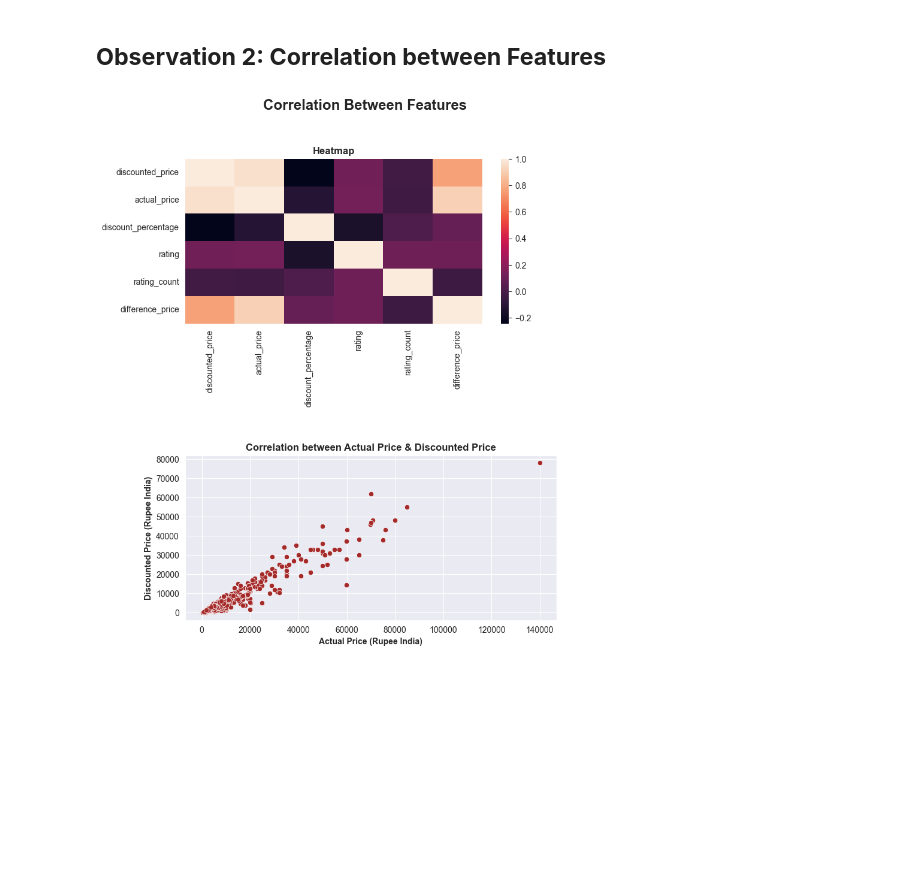
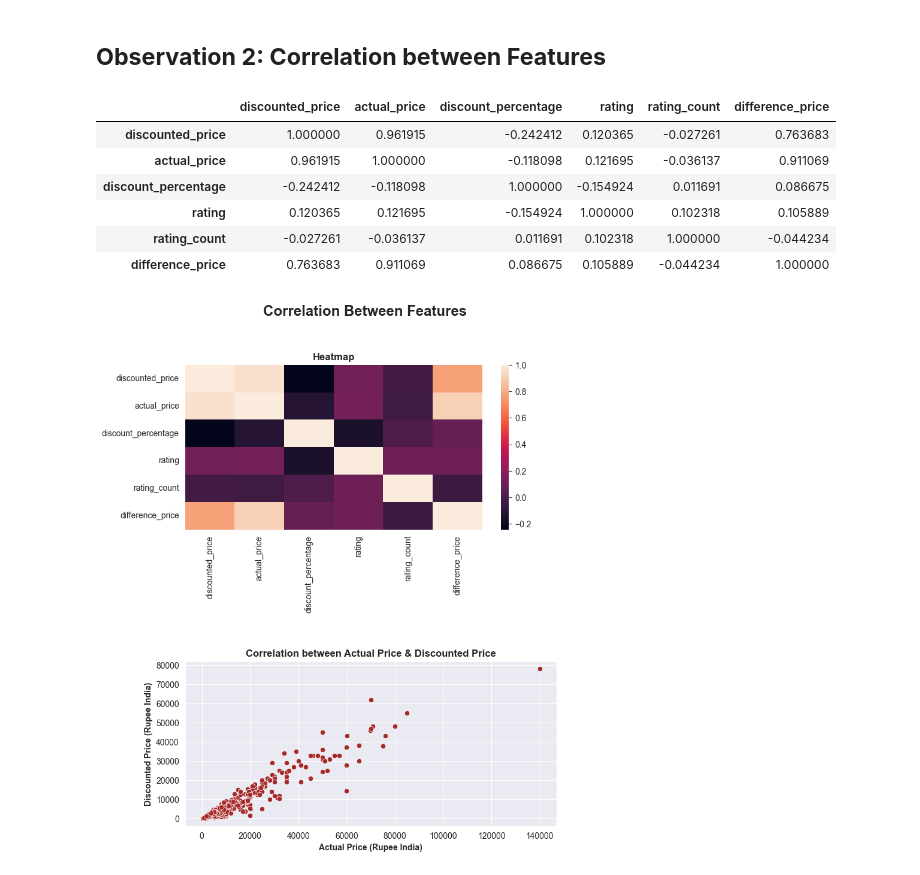
Before and after one commit to Ivan-KKH/APAI4011_GP, a Jupyter notebook: amazon-sales-clean-eda-sentiment-analysis.ipynb, the cells around one changed output. Drawn from its saved outputs; the diff is of its cells as text; code cells hidden in the pictures; blank space fills up the shorter version.

```diff
--- a/amazon-sales-clean-eda-sentiment-analysis.ipynb
+++ b/amazon-sales-clean-eda-sentiment-analysis.ipynb
@@ -612,6 +613,20 @@ plt.show()
 [figure]
 # %% [markdown]
 ## **Observation 2: Correlation between Features**
+# %%
+# drop product_id, product_name, category_1, category_2,rating_score, difference_price
+
+df_corr = df1.drop(['product_id', 'product_name', 'category_1', 'category_2', 'rating_score'], axis=1)
+# %%
+df_corr.corr()
+# %% [output]
+|  | discounted_price | actual_price | discount_percentage | rating | rating_count | difference_price |
+| discounted_price | 1.000000 | 0.961915 | -0.242412 | 0.120365 | -0.027261 | 0.763683 |
+| actual_price | 0.961915 | 1.000000 | -0.118098 | 0.121695 | -0.036137 | 0.911069 |
+| discount_percentage | -0.242412 | -0.118098 | 1.000000 | -0.154924 | 0.011691 | 0.086675 |
+| rating | 0.120365 | 0.121695 | -0.154924 | 1.000000 | 0.102318 | 0.105889 |
+| rating_count | -0.027261 | -0.036137 | 0.011691 | 0.102318 | 1.000000 | -0.044234 |
+| difference_price | 0.763683 | 0.911069 | 0.086675 | 0.105889 | -0.044234 | 1.000000 |
 # %%
 #Heatmap & Correlation between Actual Price & Discounted Price
 
```
Also changed, not shown: parts of 6 cells of this notebook, 1 other file.
